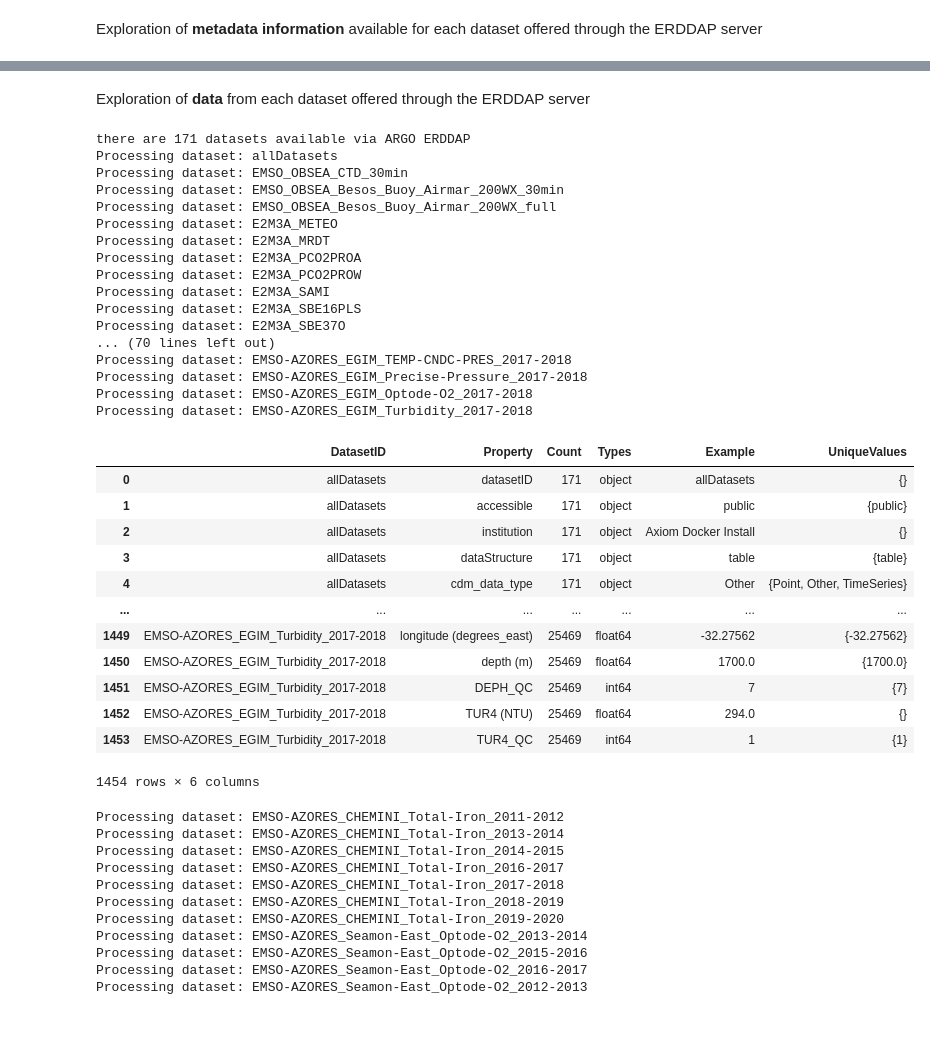
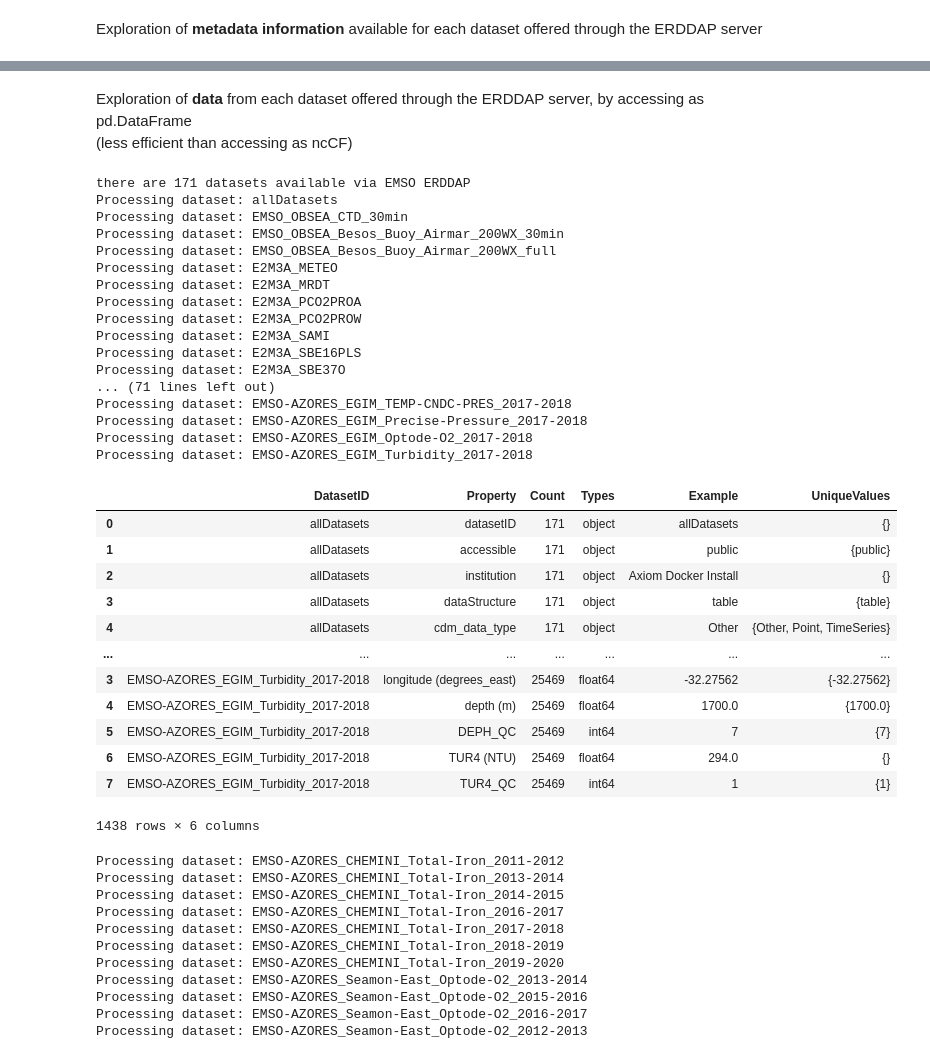
Before and after one commit to vliz-be-opsci/george-analysis, a Jupyter notebook: notebooks/EMSO-ERIC-ERDDAPserver.ipynb, the cells around one changed output, grey strips where cells are left out. Cells and saved outputs as stored; diff of their text form; code cells hidden in the pictures; blank space fills up the shorter version.

```diff
--- a/notebooks/EMSO-ERIC-ERDDAPserver.ipynb
+++ b/notebooks/EMSO-ERIC-ERDDAPserver.ipynb
@@ -242,13 +121,14 @@ metadatainfo_df[ metadatainfo_df['Row Type'] == 'attribute'].groupby(['DatasetID
 # %% [markdown]
-Exploration of **data** from each dataset offered through the ERDDAP server
+Exploration of **data** from each dataset offered through the ERDDAP server, by accessing as pd.DataFrame
+(less efficient than accessing as ncCF)
 # %%
 #list datasets
-print(f"there are {len(EMSO_alldatasets_df['datasetID'].drop_duplicates())} datasets available via ARGO ERDDAP")
+print(f"there are {len(EMSO_alldatasets_df['datasetID'].drop_duplicates())} datasets available via EMSO ERDDAP")
 
 # Connect to server
 erddap = ERDDAP(server="https://erddap.emso.eu/erddap", protocol="tabledap")
 
-df_summary_full = pd.DataFrame(columns=["DatasetID", "Property", "Count", "Types", "Example"])
+summary_full_df = pd.DataFrame()
 #first half (otherwise code takes too long to run)
 for datasetID in EMSO_alldatasets_df['datasetID'][:len(EMSO_alldatasets_df) // 2]:
     print(f"Processing dataset: {datasetID}")
@@ -261,43 +141,43 @@ for datasetID in EMSO_alldatasets_df['datasetID'][:len(EMSO_alldatasets_df) // 2
         dataset_df = erddap.to_pandas()
 
         # Process data
-        df_summary = summarize_dataframe(dataset_df, datasetID)
-        df_summary_full = pd.concat([df_summary_full, df_summary], ignore_index=True)
+        summ_df = data_frame(dataset_df, datasetID)
+        summary_full_df = pd.concat([summary_full_df, summ_df])
 
     except Exception as e:
         print(f"There was an error for {datasetID}: {e}")
 
-df_summary_full
 
+summary_full_df
 #Property ~ variables (attributes & dimensions not clear)
 # %% [output]
-there are 171 datasets available via ARGO ERDDAP
+there are 171 datasets available via EMSO ERDDAP
 Processing dataset: allDatasets
 Processing dataset: EMSO_OBSEA_CTD_30min
 Processing dataset: EMSO_OBSEA_Besos_Buoy_Airmar_200WX_30min
 Processing dataset: EMSO_OBSEA_Besos_Buoy_Airmar_200WX_full
 Processing dataset: E2M3A_METEO
 Processing dataset: E2M3A_MRDT
 Processing dataset: E2M3A_PCO2PROA
 Processing dataset: E2M3A_PCO2PROW
 Processing dataset: E2M3A_SAMI
 Processing dataset: E2M3A_SBE16PLS
 Processing dataset: E2M3A_SBE37O
-... (70 lines left out)
+... (71 lines left out)
 Processing dataset: EMSO-AZORES_EGIM_TEMP-CNDC-PRES_2017-2018
 Processing dataset: EMSO-AZORES_EGIM_Precise-Pressure_2017-2018
 Processing dataset: EMSO-AZORES_EGIM_Optode-O2_2017-2018
 Processing dataset: EMSO-AZORES_EGIM_Turbidity_2017-2018
 |  | DatasetID | Property | Count | Types | Example | UniqueValues |
 | 0 | allDatasets | datasetID | 171 | object | allDatasets | {} |
 | 1 | allDatasets | accessible | 171 | object | public | {public} |
 | 2 | allDatasets | institution | 171 | object | Axiom Docker Install | {} |
 | 3 | allDatasets | dataStructure | 171 | object | table | {table} |
-| 4 | allDatasets | cdm_data_type | 171 | object | Other | {Point, Other, TimeSeries} |
+| 4 | allDatasets | cdm_data_type | 171 | object | Other | {Other, Point, TimeSeries} |
 | ... | ... | ... | ... | ... | ... | ... |
-| 1449 | EMSO-AZORES_EGIM_Turbidity_2017-2018 | longitude (degrees_east) | 25469 | float64 | -32.27562 | {-32.27562} |
-| 1450 | EMSO-AZORES_EGIM_Turbidity_2017-2018 | depth (m) | 25469 | float64 | 1700.0 | {1700.0} |
-| 1451 | EMSO-AZORES_EGIM_Turbidity_2017-2018 | DEPH_QC | 25469 | int64 | 7 | {7} |
-| 1452 | EMSO-AZORES_EGIM_Turbidity_2017-2018 | TUR4 (NTU) | 25469 | float64 | 294.0 | {} |
-| 1453 | EMSO-AZORES_EGIM_Turbidity_2017-2018 | TUR4_QC | 25469 | int64 | 1 | {1} |
+| 3 | EMSO-AZORES_EGIM_Turbidity_2017-2018 | longitude (degrees_east) | 25469 | float64 | -32.27562 | {-32.27562} |
+| 4 | EMSO-AZORES_EGIM_Turbidity_2017-2018 | depth (m) | 25469 | float64 | 1700.0 | {1700.0} |
+| 5 | EMSO-AZORES_EGIM_Turbidity_2017-2018 | DEPH_QC | 25469 | int64 | 7 | {7} |
+| 6 | EMSO-AZORES_EGIM_Turbidity_2017-2018 | TUR4 (NTU) | 25469 | float64 | 294.0 | {} |
+| 7 | EMSO-AZORES_EGIM_Turbidity_2017-2018 | TUR4_QC | 25469 | int64 | 1 | {1} |
-1454 rows × 6 columns
+1438 rows × 6 columns
```
Also changed, not shown: parts of 22 cells of this notebook, 38 other files.
